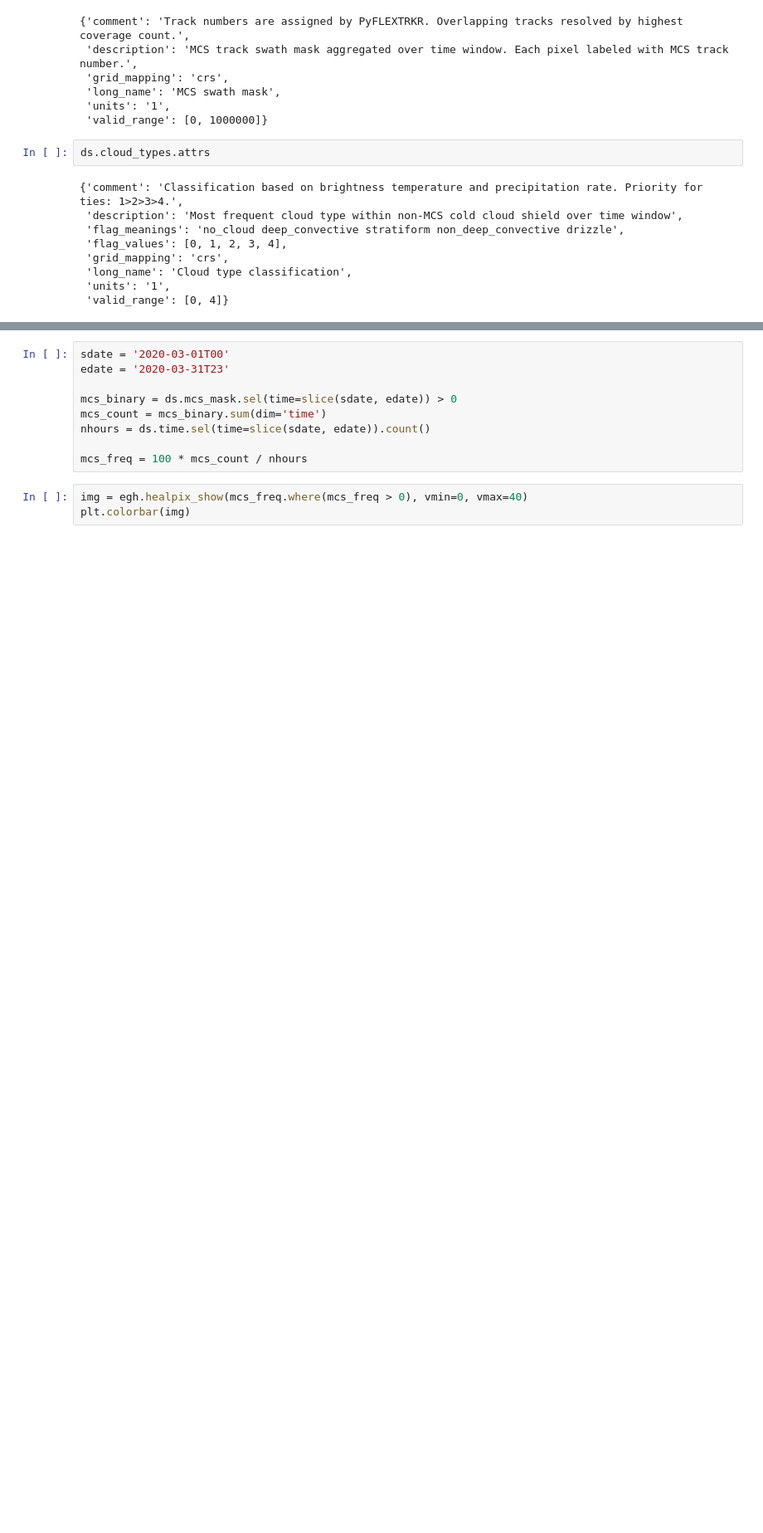
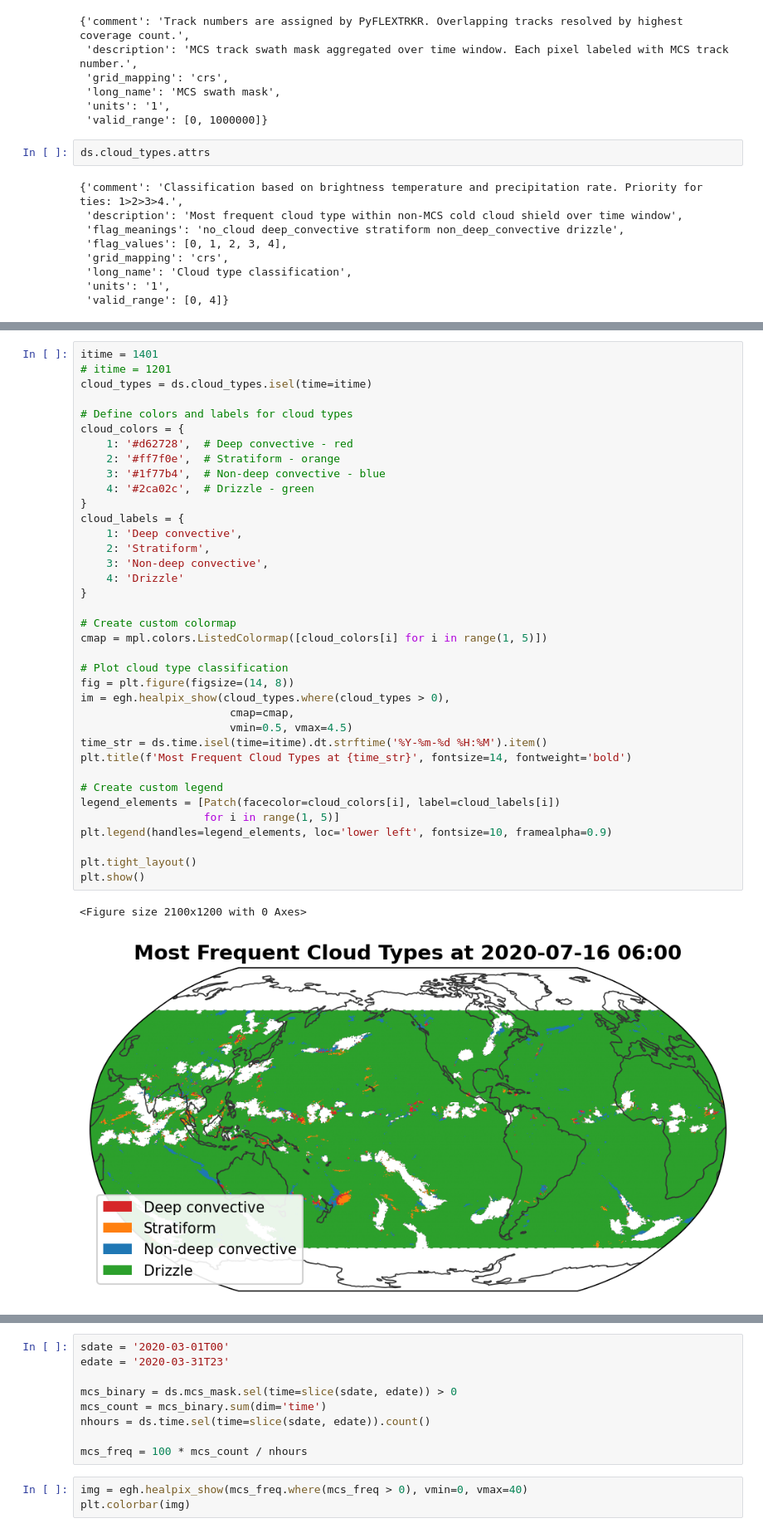
Before and after one commit to WACCEM/gsrm_cooccurrencefeature, a Jupyter notebook: notebooks/test_read_mcs_swath_masks.ipynb, the cells around one changed output, grey strips where cells are left out. Shown at 83% size. Cells and saved outputs as stored; diff of their text form; blank space fills up the shorter version.

```diff
--- a/notebooks/test_read_mcs_swath_masks.ipynb
+++ b/notebooks/test_read_mcs_swath_masks.ipynb
@@ -131,2 +126,42 @@ egh.healpix_show(cloud_types.where(cloud_types > 0), vmin=0, vmax=4, cmap='tab20
+# %%
+itime = 1401
+# itime = 1201
+cloud_types = ds.cloud_types.isel(time=itime)
+
+# Define colors and labels for cloud types
+cloud_colors = {
+    1: '#d62728',  # Deep convective - red
+    2: '#ff7f0e',  # Stratiform - orange
+    3: '#1f77b4',  # Non-deep convective - blue
+    4: '#2ca02c',  # Drizzle - green
+}
+cloud_labels = {
+    1: 'Deep convective',
+    2: 'Stratiform',
+    3: 'Non-deep convective',
+    4: 'Drizzle'
+}
+
+# Create custom colormap
+cmap = mpl.colors.ListedColormap([cloud_colors[i] for i in range(1, 5)])
+
+# Plot cloud type classification
+fig = plt.figure(figsize=(14, 8))
+im = egh.healpix_show(cloud_types.where(cloud_types > 0),
+                       cmap=cmap,
+                       vmin=0.5, vmax=4.5)
+time_str = ds.time.isel(time=itime).dt.strftime('%Y-%m-%d %H:%M').item()
+plt.title(f'Most Frequent Cloud Types at {time_str}', fontsize=14, fontweight='bold')
+
+# Create custom legend
+legend_elements = [Patch(facecolor=cloud_colors[i], label=cloud_labels[i])
+                   for i in range(1, 5)]
+plt.legend(handles=legend_elements, loc='lower left', fontsize=10, framealpha=0.9)
+
+plt.tight_layout()
+plt.show()
+# %% [output]
+<Figure size 2100x1200 with 0 Axes>
+[figure, added]
 # %%
 # itime = 1021
```
Also changed, not shown: parts of 8 cells of this notebook, 2 other files.
